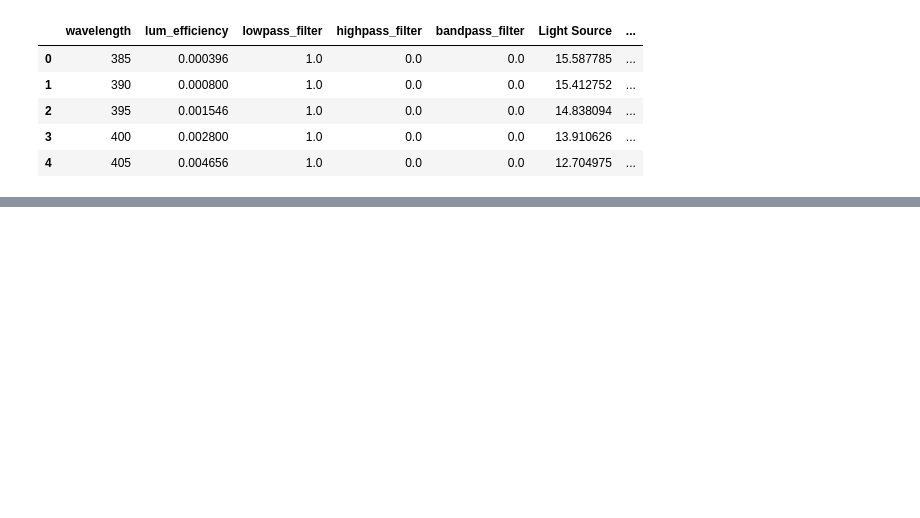
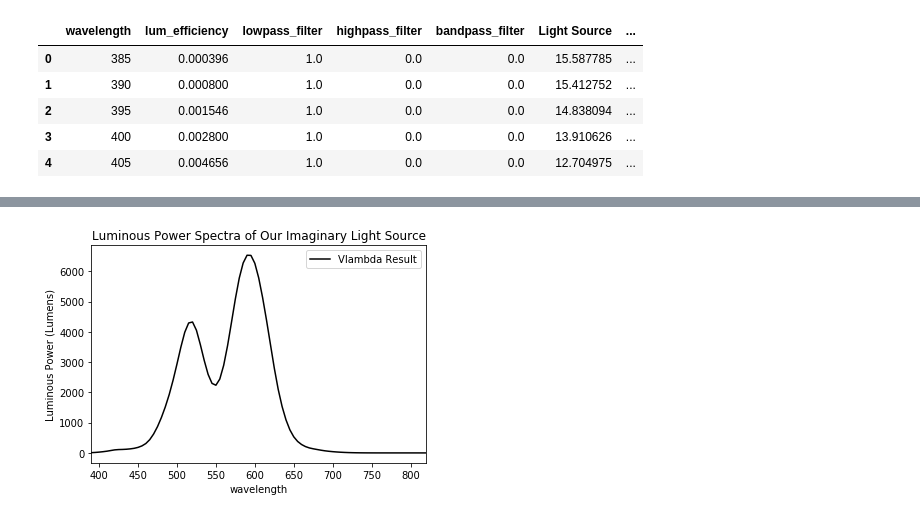
Before and after one commit to SmilodonCub/myAnaconda, a Jupyter notebook: Photometry.ipynb, the cells around one changed output, grey strips where cells are left out. Drawn from its saved outputs; the diff is of its cells as text; code cells hidden in the pictures; blank space fills up the shorter version.

```diff
--- a/Photometry.ipynb
+++ b/Photometry.ipynb
@@ -296,0 +395,12 @@ plt.show()
+# %%
+#first, pass the signal through Vlambda (luminous efficiency)
+data['Vlambda Result']= pd.DataFrame( data['Light Source'].multiply(data['lum_efficiency'], axis="index") )
+#next, multiply by the conversion for Watts/lumins
+data['Vlambda Result']=data['Vlambda Result']*lumens_per_watt_at555nm
+data.plot(x='wavelength',y='Vlambda Result', color='black', linestyle='solid',)
+plt.ylabel('Luminous Power (Lumens)')
+plt.title('Luminous Power Spectra of Our Imaginary Light Source')
+plt.xlim(390,820)
+plt.show()
+# %% [output]
+[figure, added]
```
Also changed, not shown: parts of 30 cells of this notebook.
